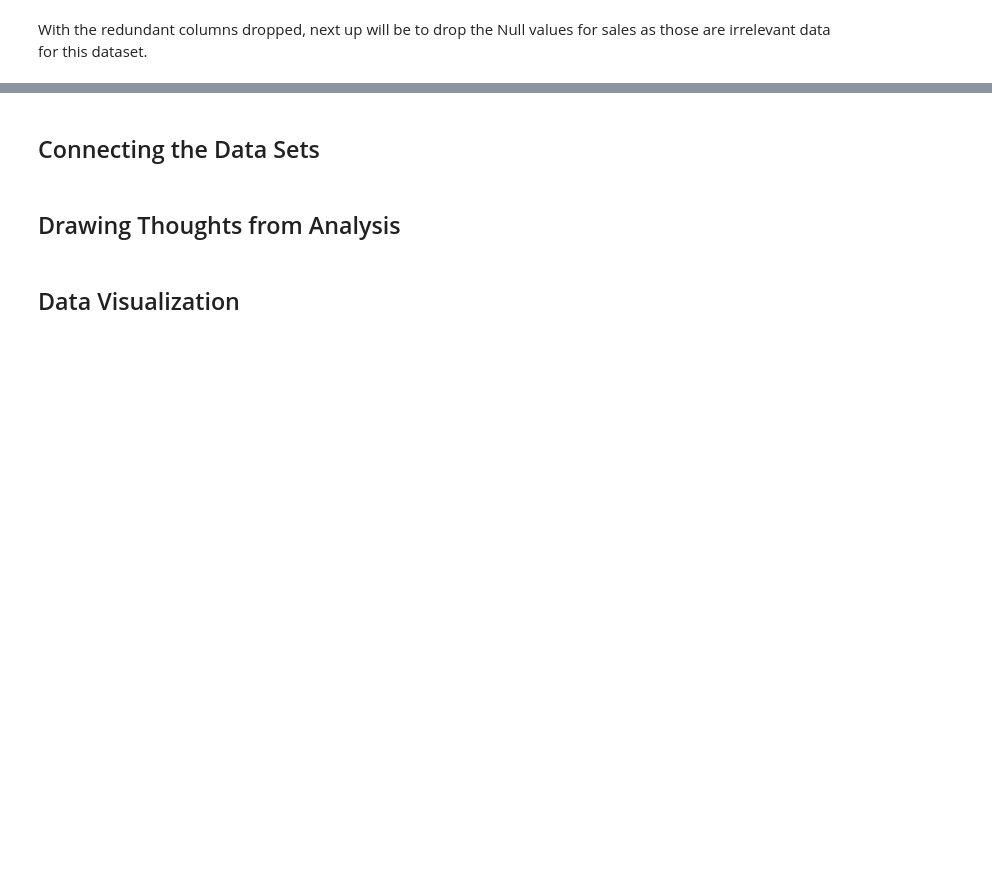
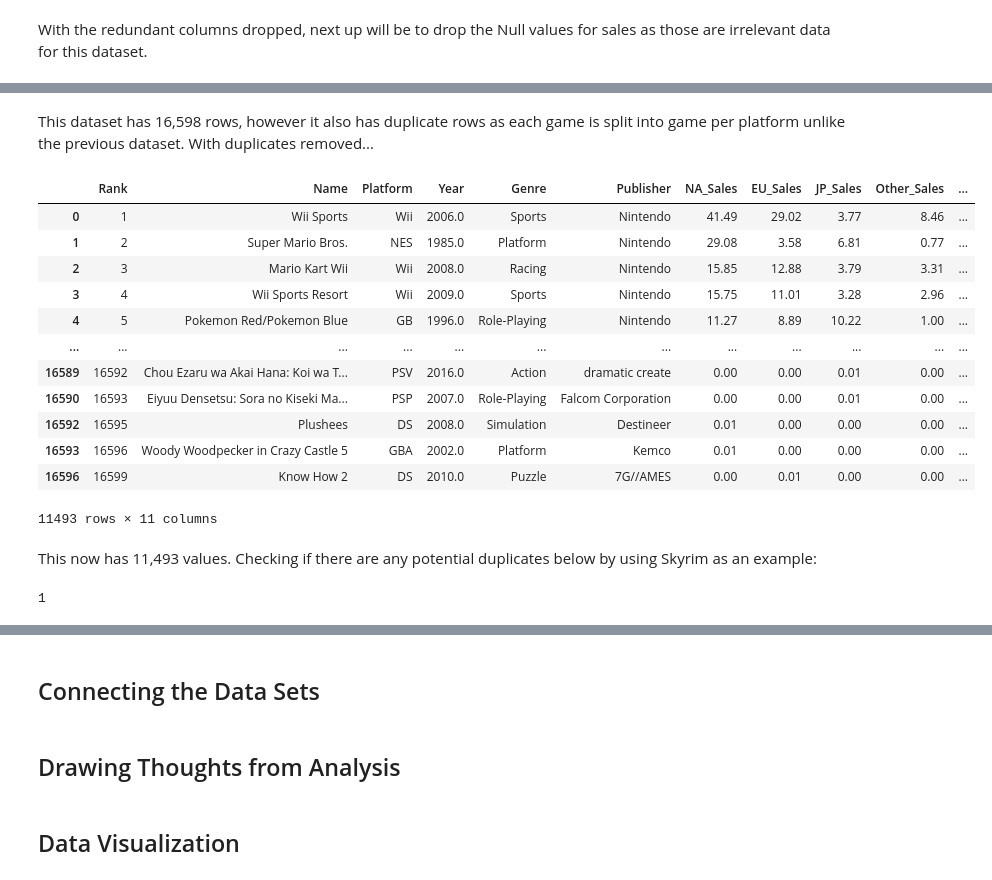
Before and after one commit to Rayan-Arshed/Data-Pipeline-Assessment-Video-Game-Data, a Jupyter notebook: Data-Pipeline-Assessment.ipynb, the cells around one changed output, grey strips where cells are left out. Drawn from its saved outputs; the diff is of its cells as text; code cells hidden in the pictures; blank space fills up the shorter version.

```diff
--- a/Data-Pipeline-Assessment.ipynb
+++ b/Data-Pipeline-Assessment.ipynb
@@ -399,0 +490,26 @@ With the redundant columns dropped, next up will be to drop the Null values for
+# %% [markdown]
+This dataset has 16,598 rows, however it also has duplicate rows as each game is split into game per platform unlike the previous dataset. With duplicates removed...
+# %%
+df_sales_extra = df_sales_extra.drop_duplicates(subset=["Name"])
+
+df_sales_extra
+# %% [output]
+|  | Rank | Name | Platform | Year | Genre | Publisher | NA_Sales | EU_Sales | JP_Sales | Other_Sales | ... |
+| 0 | 1 | Wii Sports | Wii | 2006.0 | Sports | Nintendo | 41.49 | 29.02 | 3.77 | 8.46 | ... |
+| 1 | 2 | Super Mario Bros. | NES | 1985.0 | Platform | Nintendo | 29.08 | 3.58 | 6.81 | 0.77 | ... |
+| 2 | 3 | Mario Kart Wii | Wii | 2008.0 | Racing | Nintendo | 15.85 | 12.88 | 3.79 | 3.31 | ... |
+| 3 | 4 | Wii Sports Resort | Wii | 2009.0 | Sports | Nintendo | 15.75 | 11.01 | 3.28 | 2.96 | ... |
+| 4 | 5 | Pokemon Red/Pokemon Blue | GB | 1996.0 | Role-Playing | Nintendo | 11.27 | 8.89 | 10.22 | 1.00 | ... |
+| ... | ... | ... | ... | ... | ... | ... | ... | ... | ... | ... | ... |
+| 16589 | 16592 | Chou Ezaru wa Akai Hana: Koi wa T... | PSV | 2016.0 | Action | dramatic create | 0.00 | 0.00 | 0.01 | 0.00 | ... |
+| 16590 | 16593 | Eiyuu Densetsu: Sora no Kiseki Ma... | PSP | 2007.0 | Role-Playing | Falcom Corporation | 0.00 | 0.00 | 0.01 | 0.00 | ... |
+| 16592 | 16595 | Plushees | DS | 2008.0 | Simulation | Destineer | 0.01 | 0.00 | 0.00 | 0.00 | ... |
+| 16593 | 16596 | Woody Woodpecker in Crazy Castle 5 | GBA | 2002.0 | Platform | Kemco | 0.01 | 0.00 | 0.00 | 0.00 | ... |
+| 16596 | 16599 | Know How 2 | DS | 2010.0 | Puzzle | 7G//AMES | 0.00 | 0.01 | 0.00 | 0.00 | ... |
+11493 rows × 11 columns
+# %% [markdown]
+This now has 11,493 values. Checking if there are any potential duplicates below by using Skyrim as an example:
+# %%
+df_sales_extra["Name"].str.contains("Skyrim").sum()
+# %% [output]
+1
```
Also changed, not shown: parts of 22 cells of this notebook, 1 other file.
